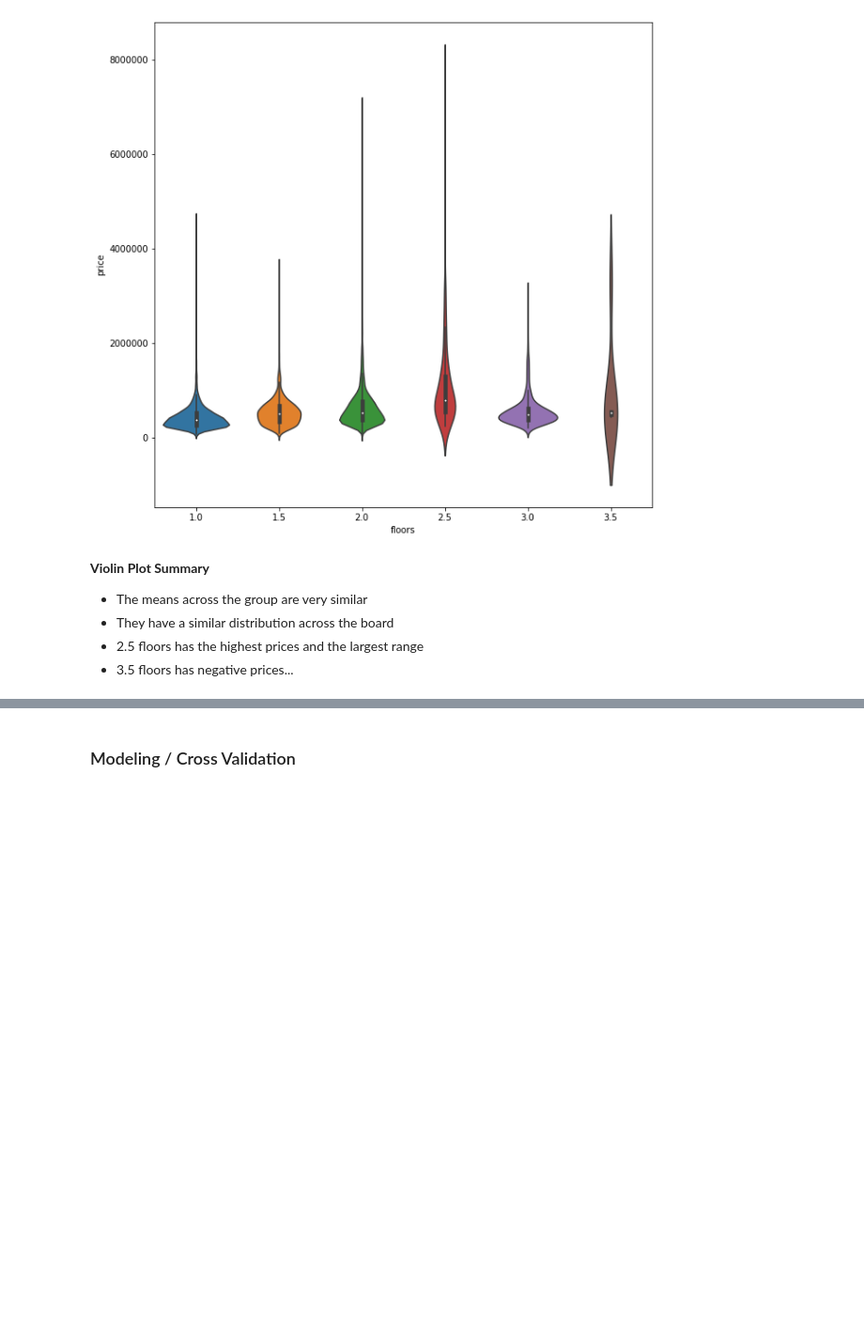
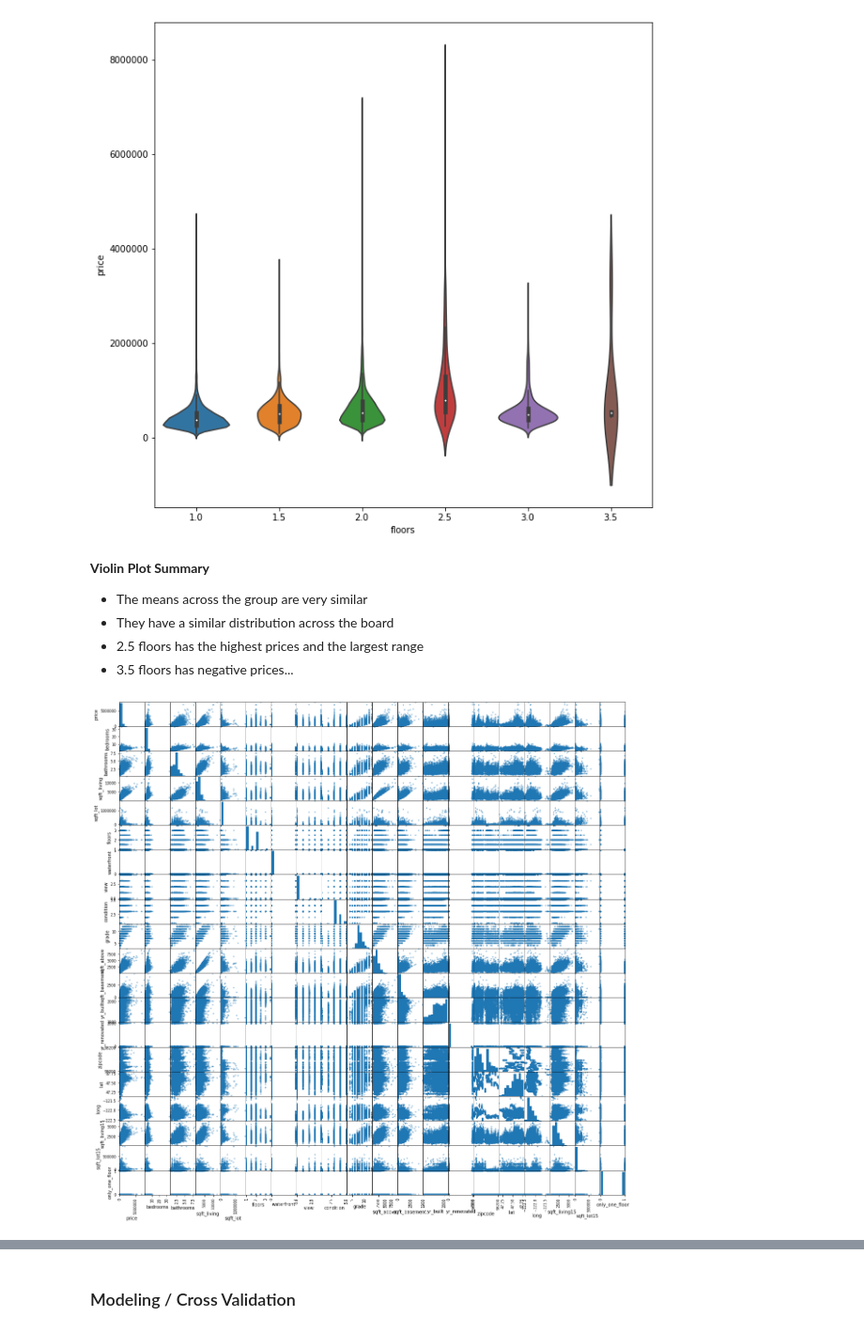
Before and after one commit to erdosn/dsc-v2-mod1-final-project-data-science, a Jupyter notebook: student.ipynb, the cells around one changed output, grey strips where cells are left out. Shown at 94% size. Drawn from its saved outputs; the diff is of its cells as text; code cells hidden in the pictures; blank space fills up the shorter version.

```diff
--- a/student.ipynb
+++ b/student.ipynb
@@ -42,6 +47,9 @@ df.head()
 | 3 | 2487200875 | 12/9/2014 | 604000.0 | 4 | 3.00 | 1960 | 5000 | 1.0 | 0.0 | 0.0 | ... |
 | 4 | 1954400510 | 2/18/2015 | 510000.0 | 3 | 2.00 | 1680 | 8080 | 1.0 | 0.0 | 0.0 | ... |
 5 rows × 21 columns
+# %%
+# fill nans with 0s this makes the most sense
+df.fillna(value=0, inplace=True)
 # %%
 df.shape
 # %% [output]
@@ -243,3 +248,9 @@ plt.show()
 - They have a similar distribution across the board
 - 2.5 floors has the highest prices and the largest range
 - 3.5 floors has negative prices...
+# %%
+### Confusion Matrix and Correlation Heatmap
+pd.plotting.scatter_matrix(df, figsize=(20, 20))
+plt.show()
+# %% [output]
+[figure, added]
```
Also changed, not shown: parts of 48 cells of this notebook, 23 other files.
